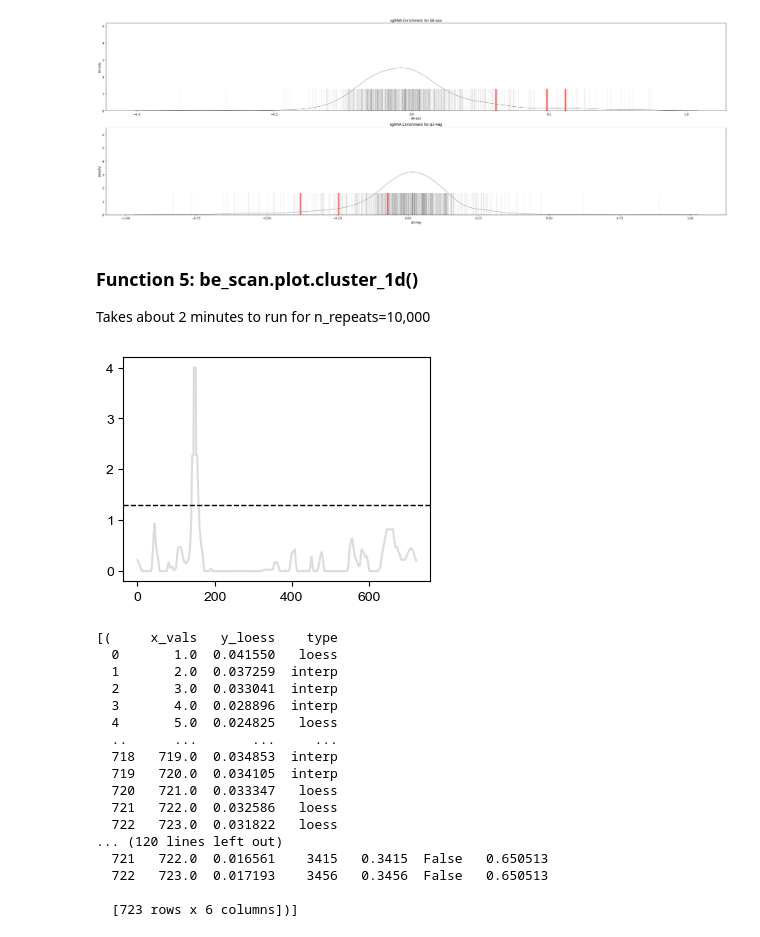
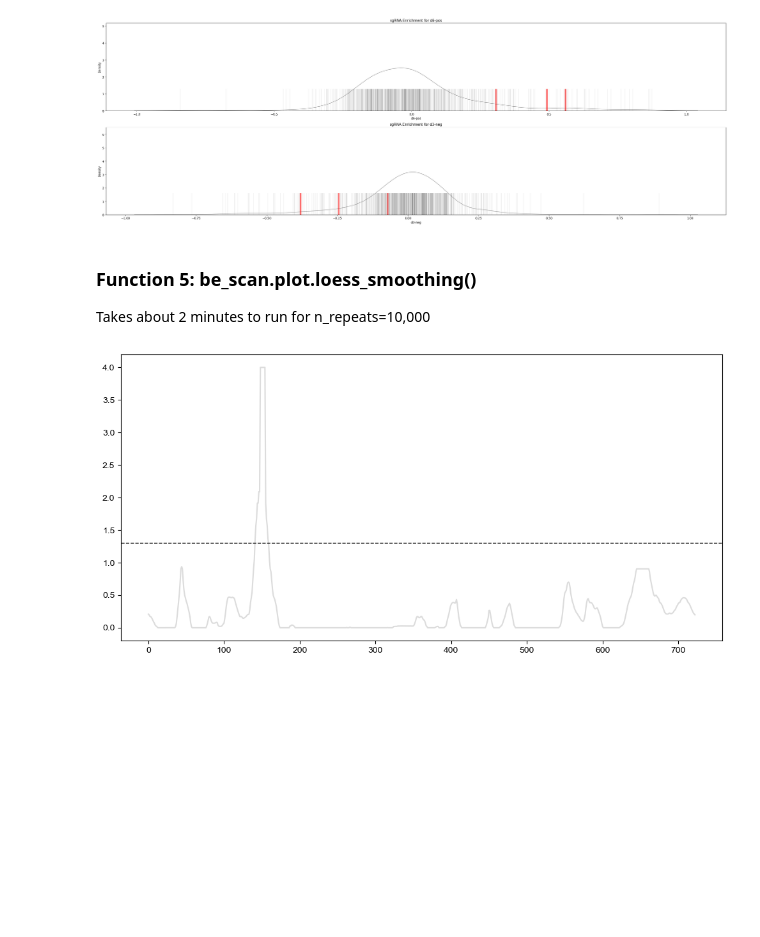
Before and after one commit to liaulab/be-scan, a Jupyter notebook: docs/source/notebooks/tutorial.ipynb, the cells around one changed output. Saved outputs shown, nothing was run; the diff lists cells and outputs as text; code cells hidden in the pictures; blank space fills up the shorter version.

Commit message:
loess add multiple plots change show fig

```diff
--- a/docs/source/notebooks/tutorial.ipynb
+++ b/docs/source/notebooks/tutorial.ipynb
@@ -462,33 +462,16 @@ be_scan.plot.sgrna_enrichment(df_filepath  = plot_file, # data
 # %% [output]
 [figure]
 # %% [markdown]
-### Function 5: be_scan.plot.cluster_1d()
+### Function 5: be_scan.plot.loess_smoothing()
 
 Takes about 2 minutes to run for n_repeats=10,000
 # %%
 import be_scan
 
 be_scan.plot.loess_smoothing(df_filepath  = plot_file, # data
                              x_column='Edit_site',
-                             comparisons=['d3-pos', 'd6-pos'], span=0.05, n_repeats=10000,
+                             comparisons=['d3-pos'], span=0.05, n_repeats=10000,
                              savefig = False, return_df=False,
         )
 # %% [output]
-[figure, old version]
+[figure, new version]
-[(     x_vals   y_loess    type
-  0       1.0  0.041550   loess
-  1       2.0  0.037259  interp
-  2       3.0  0.033041  interp
-  3       4.0  0.028896  interp
-  4       5.0  0.024825   loess
-  ..      ...       ...     ...
-  718   719.0  0.034853  interp
-  719   720.0  0.034105  interp
-  720   721.0  0.033347   loess
-  721   722.0  0.032586   loess
-  722   723.0  0.031822   loess
-... (120 lines left out)
-  721   722.0  0.016561    3415   0.3415  False   0.650513
-  722   723.0  0.017193    3456   0.3456  False   0.650513
-
-  [723 rows x 6 columns])]
```
Also changed, not shown: parts of 1 cell of this notebook, 1 other file.
